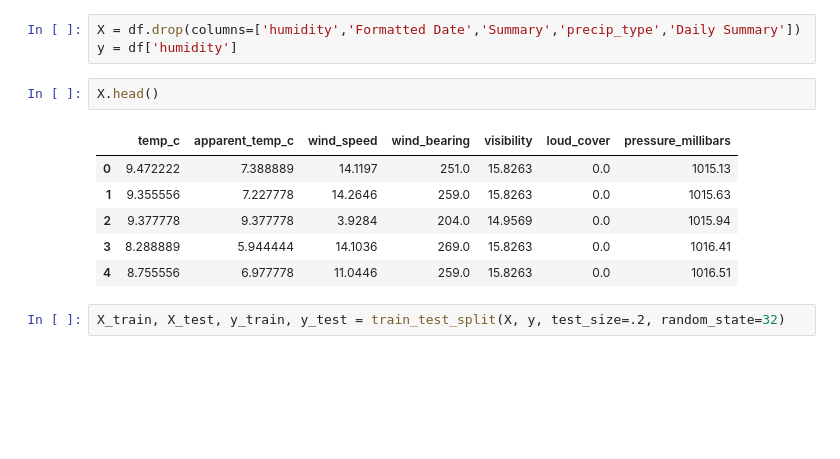
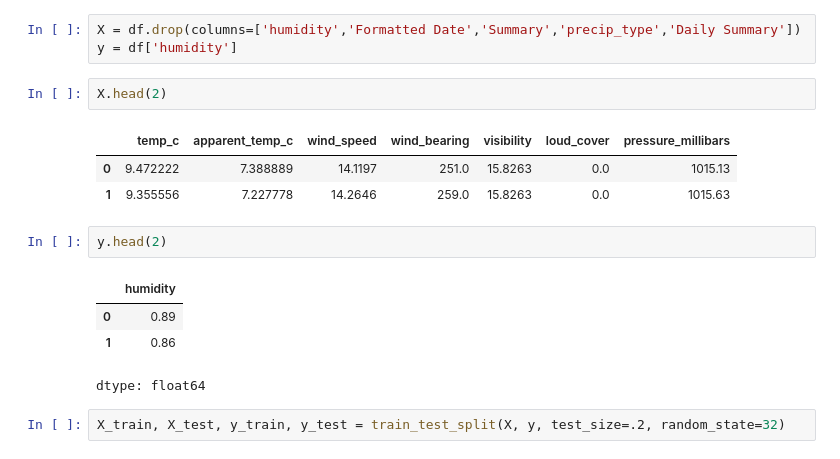
Before and after one commit to valenderval/MLA_JFV, a Jupyter notebook: FinalProject_Regression_JFV.ipynb, the cells around one changed output. Saved outputs shown, nothing was run; the diff lists cells and outputs as text; blank space fills up the shorter version.

```diff
--- a/FinalProject_Regression_JFV.ipynb
+++ b/FinalProject_Regression_JFV.ipynb
@@ -179,14 +178,18 @@ plt.show()
 X = df.drop(columns=['humidity','Formatted Date','Summary','precip_type','Daily Summary'])
 y = df['humidity']
 # %%
-X.head()
+X.head(2)
 # %% [output]
 |  | temp_c | apparent_temp_c | wind_speed | wind_bearing | visibility | loud_cover | pressure_millibars |
 | 0 | 9.472222 | 7.388889 | 14.1197 | 251.0 | 15.8263 | 0.0 | 1015.13 |
 | 1 | 9.355556 | 7.227778 | 14.2646 | 259.0 | 15.8263 | 0.0 | 1015.63 |
-| 2 | 9.377778 | 9.377778 | 3.9284 | 204.0 | 14.9569 | 0.0 | 1015.94 |
-| 3 | 8.288889 | 5.944444 | 14.1036 | 269.0 | 15.8263 | 0.0 | 1016.41 |
-| 4 | 8.755556 | 6.977778 | 11.0446 | 259.0 | 15.8263 | 0.0 | 1016.51 |
+# %%
+y.head(2)
+# %% [output]
+|  | humidity |
+| 0 | 0.89 |
+| 1 | 0.86 |
+dtype: float64
 # %%
 X_train, X_test, y_train, y_test = train_test_split(X, y, test_size=.2, random_state=32)
 # %% [markdown]
```
Also changed, not shown: parts of 22 cells of this notebook.
